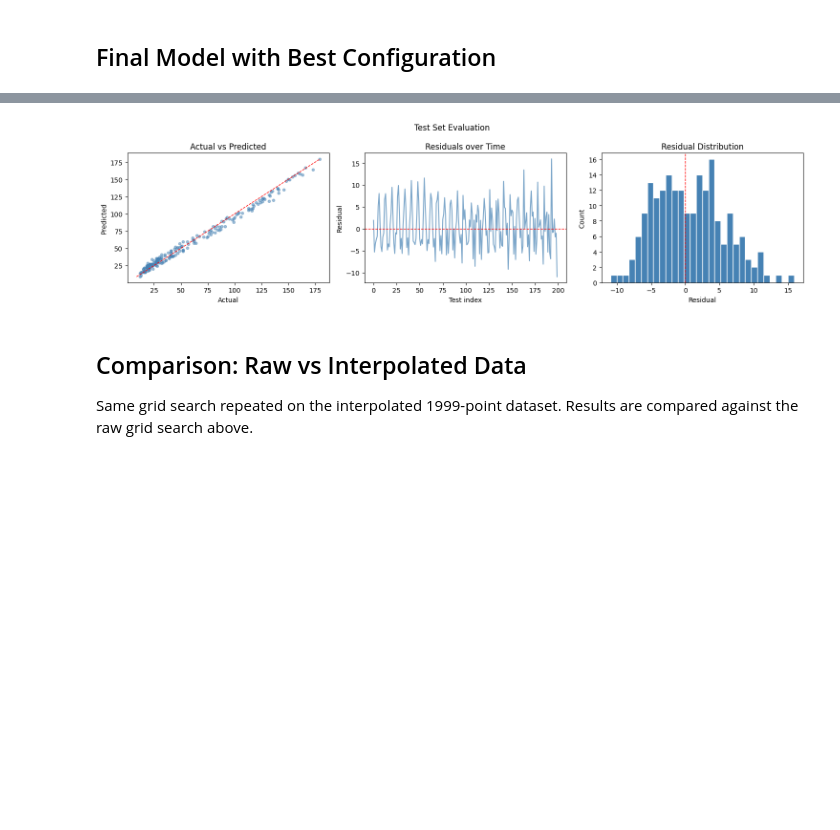
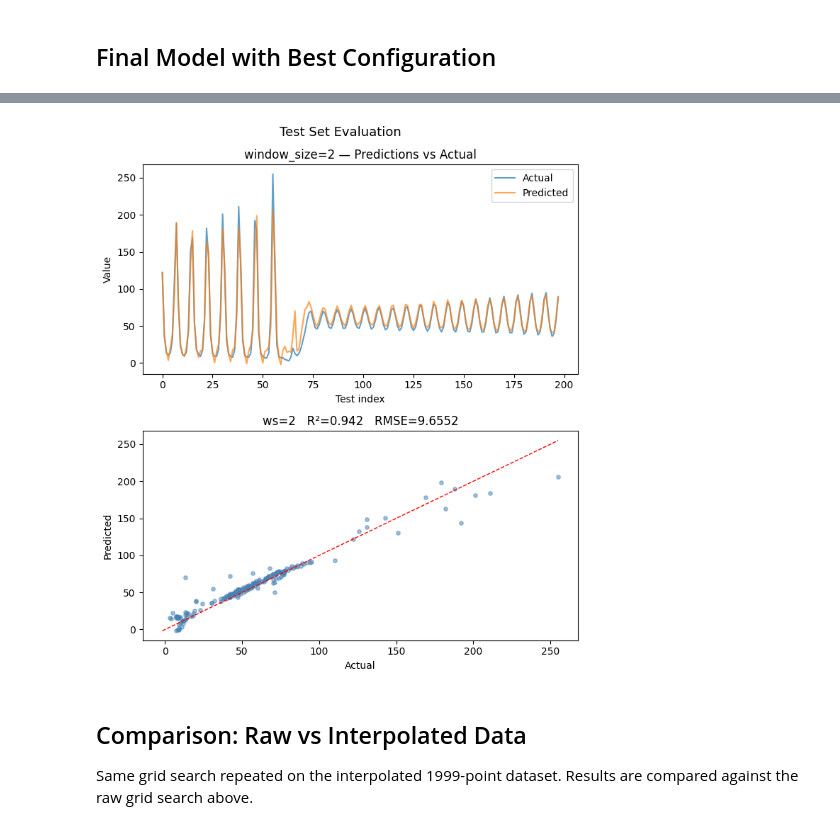
Before and after one commit to jolyeline/DL, a Jupyter notebook: src/model_RNN.ipynb, the cells around one changed output, grey strips where cells are left out. Drawn from its saved outputs; the diff is of its cells as text; code cells hidden in the pictures; blank space fills up the shorter version.

Commit message:
Test set evaluation RNN

```diff
--- a/src/model_RNN.ipynb
+++ b/src/model_RNN.ipynb
@@ -23,3 +23,6 @@ data = sio.loadmat('..\data\Xtrain.mat')
 print(data.keys())
 # %% [output]
 dict_keys(['__header__', '__version__', '__globals__', 'Xtrain'])
+# %%
+test = sio.loadmat('..\data\Xtest.mat')
+print(test.keys())
@@ -367,52 +343,64 @@ ws=10: units=100, lr=0.001, bs=64 -> stopped at epoch 17, best val_loss=0.002376
+# %%
+
+final_models = {
+      2:  tf.keras.models.load_model('best_rnn_ws2.keras')
+    #   10: tf.keras.models.load_model('best_rnn_ws10.keras'),
+  }
 # %%
-# TODO test set evaluation and residual analysis for final models
+# Re-fit scaler on training data only — same as was used for datasets_raw
+# (scaler in memory was overwritten by the interpolated dataset cell)
+scaler_raw = MinMaxScaler()
+scaler_raw.fit(X_raw.reshape(-1, 1))
 
+# Load and scale test data
+X_test_raw = test['Xtest'].flatten()
+X_test_scaled = scaler_raw.transform(X_test_raw.reshape(-1, 1)).flatten()
 
-# # Inverse-scaled test actuals and predictions
-# y_true = scaler.inverse_transform(d['Y_test'].reshape(-1, 1)).flatten()
-# y_pred = test_preds.flatten()
+# Evaluate all final models
+results = {}
+for ws, model in final_models.items():
+    X_seq, Y_seq = create_dataset(X_test_scaled, ws)
+    X_seq = X_seq.reshape(X_seq.shape[0], X_seq.shape[1], 1)
 
-mse  = mean_squared_error(y_true, y_pred)
-rmse = np.sqrt(mse)
-mae  = mean_absolute_error(y_true, y_pred)
-mape = np.mean(np.abs((y_true - y_pred) / np.where(y_true == 0, 1e-8, y_true))) * 100
-r2   = r2_score(y_true, y_pred)
+    preds_scaled = model.predict(X_seq, verbose=0)
+    y_true = scaler_raw.inverse_transform(Y_seq.reshape(-1, 1)).flatten()
+    y_pred = scaler_raw.inverse_transform(preds_scaled).flatten()
 
-print("Test Set Evaluation Metrics")
-print("=" * 35)
-print(f"  MSE  : {mse:.4f}")
-print(f"  RMSE : {rmse:.4f}")
-print(f"  MAE  : {mae:.4f}")
-print(f"  MAPE : {mape:.2f}%")
-print(f"  R²   : {r2:.4f}")
+    mse  = mean_squared_error(y_true, y_pred)
+    rmse = np.sqrt(mse)
+    mae  = mean_absolute_error(y_true, y_pred)
+    mask = y_true != 0
+    mape = np.mean(np.abs((y_true[mask] - y_pred[mask]) / y_true[mask])) * 100
+    r2   = r2_score(y_true, y_pred)
 
-# Residuals
-residuals = y_true - y_pred
+    results[ws] = {'y_true': y_true, 'y_pred': y_pred,
+                   'mse': mse, 'rmse': rmse, 'mae': mae, 'mape': mape, 'r2': r2}
 
-fig, axes = plt.subplots(1, 3, figsize=(15, 4))
-fig.suptitle('Test Set Evaluation', fontsize=12)
+    print(f"window_size={ws}")
+    print(f"  MSE={mse:.4f}  RMSE={rmse:.4f}  MAE={mae:.4f}  MAPE={mape:.2f}%  R²={r2:.4f}\n")
 
-# Actual vs predicted scatter
-axes[0].scatter(y_true, y_pred, alpha=0.5, s=15, color='steelblue')
-lims = [min(y_true.min(), y_pred.min()), max(y_true.max(), y_pred.max())]
-axes[0].plot(lims, lims, 'r--', linewidth=1)
-axes[0].set_xlabel('Actual')
-axes[0].set_ylabel('Predicted')
-axes[0].set_title('Actual vs Predicted')
+# Side-by-side plots for each model
+ws_list = list(final_models.keys())
+fig, axes = plt.subplots(2, len(ws_list), figsize=(7 * len(ws_list), 8), squeeze=False)
+fig.suptitle('Test Set Evaluation', fontsize=13)
 
-# Residuals over time
-axes[1].plot(residuals, color='steelblue', alpha=0.7)
-axes[1].axhline(0, color='red', linestyle='--', linewidth=1)
-axes[1].set_xlabel('Test index')
-axes[1].set_ylabel('Residual')
-axes[1].set_title('Residuals over Time')
+for col, ws in enumerate(ws_list):
+    r = results[ws]
 
-# Residual distribution
-axes[2].hist(residuals, bins=30, color='steelblue', edgecolor='white')
-axes[2].axvline(0, color='red', linestyle='--', linewidth=1)
-axes[2].set_xlabel('Residual')
-axes[2].set_ylabel('Count')
-axes[2].set_title('Residual Distribution')
+    axes[0, col].plot(r['y_true'], label='Actual', alpha=0.7)
+    axes[0, col].plot(r['y_pred'], label='Predicted', alpha=0.7)
+    axes[0, col].set_title(f'window_size={ws} — Predictions vs Actual')
+    axes[0, col].set_xlabel('Test index')
+    axes[0, col].set_ylabel('Value')
+    axes[0, col].legend()
+
+    lims = [min(r['y_true'].min(), r['y_pred'].min()),
+            max(r['y_true'].max(), r['y_pred'].max())]
+    axes[1, col].scatter(r['y_true'], r['y_pred'], alpha=0.5, s=15, color='steelblue')
+    axes[1, col].plot(lims, lims, 'r--', linewidth=1)
+    axes[1, col].set_title(f'ws={ws}   R²={r["r2"]:.3f}   RMSE={r["rmse"]:.4f}')
+    axes[1, col].set_xlabel('Actual')
+    axes[1, col].set_ylabel('Predicted')
 
 plt.tight_layout()
 plt.show()
@@ -427,4 +410,4 @@ Test Set Evaluation Metrics
-[figure, old version]
+[figure, new version]
 # %% [markdown]
 ## Comparison: Raw vs Interpolated Data
 
```
Also changed, not shown: parts of 11 cells of this notebook, 2 other files.
